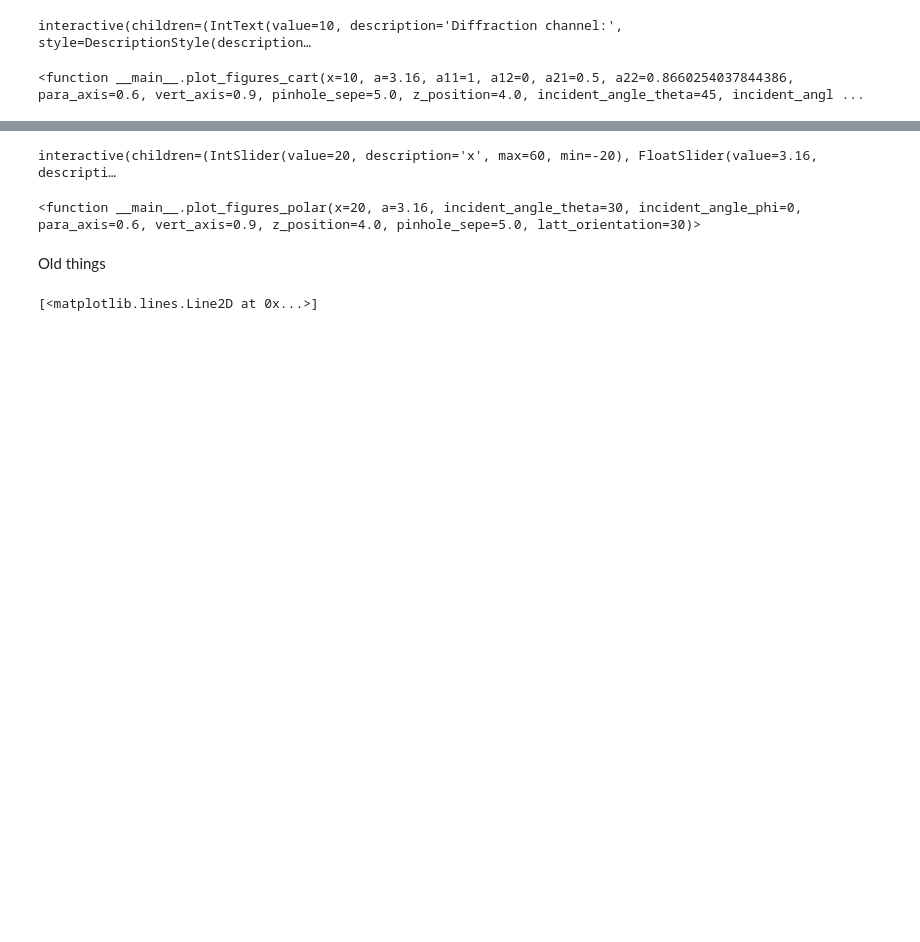
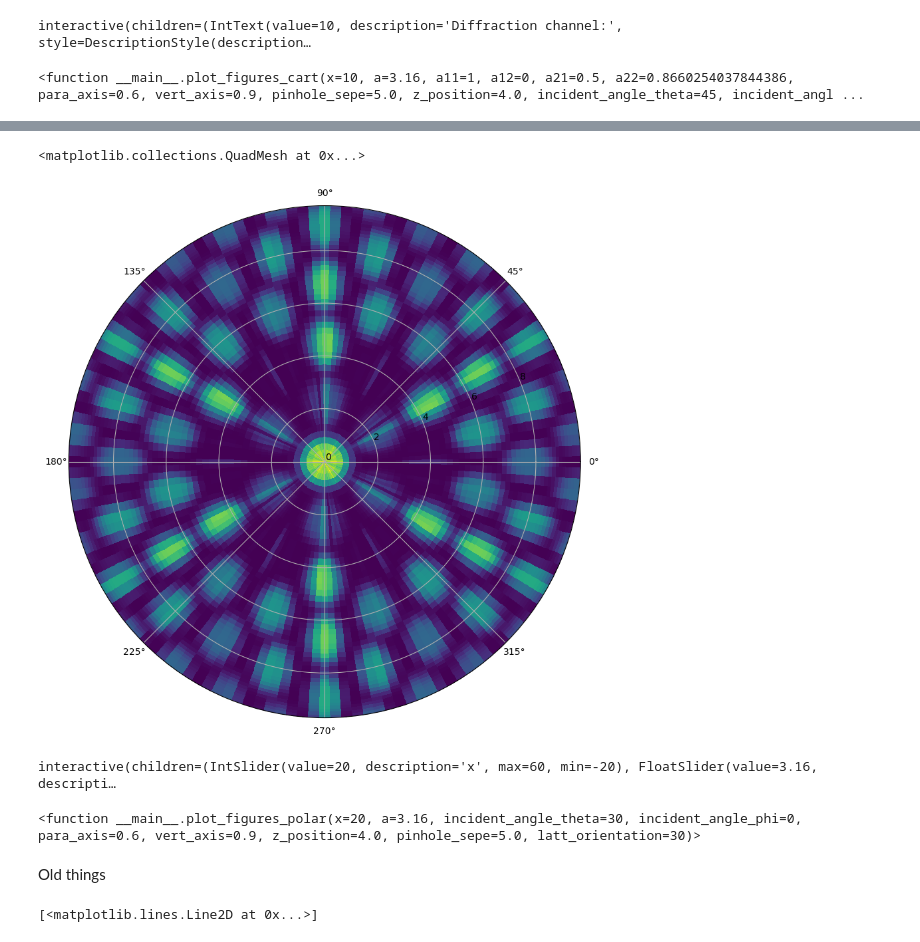
Before and after one commit to Okarl96/Scanning-Helium-Microscope-Diffraction-Measurement-Simulation-Cambridge, a Jupyter notebook: Unified_Helium_Diffraction_Simulation.ipynb, the cells around one changed output, grey strips where cells are left out. Saved outputs shown, nothing was run; the diff lists cells and outputs as text; code cells hidden in the pictures; blank space fills up the shorter version.

```diff
--- a/Unified_Helium_Diffraction_Simulation.ipynb
+++ b/Unified_Helium_Diffraction_Simulation.ipynb
@@ -515,0 +752,18 @@ interactive(children=(IntText(value=10, description='Diffraction channel:', styl
+# %%
+angle_ranges = np.arange(30,90,2.5)
+#alphas = []
+Is = []
+
+for i in range(len(angle_ranges)):
+
+        alpha,dks,I=plot_figures_cart_no_plot(
+        x = 10, a=3.24, a11 = 1, a12 = 0, a21 = 0.5, a22 = 3**.5/2, para_axis = 0.9, vert_axis = 0.6,  pinhole_sepe = 5.0, z_position = 4.0,
+        incident_angle_theta=45, incident_angle_phi=0,latt_orientation = angle_ranges[i],
+        peak_width=0.2,
+        use_reduce_in_signal_along_z = False, pattern_width = 10,
+        use_bg_diffuse_signal = False, diffuse_width = 1, diffuse_scale = 0.4,
+        use_multiscat = True, Multiscat_file_name = './MoS2_1T.mtl',angle_compensate = -30,reverse_latt_orientation_for_simulation=True,
+        line_plot = True,  z_range=[2.5,6],z_range_space=50,return_line_result = True)
+
+        #alphas.append(alpha)
+        Is.append(I)
@@ -516,3 +788,15 @@ interactive(children=(IntText(value=10, description='Diffraction channel:', styl
+# %%
+fig = plt.figure(figsize=(10,10))
+ax = fig.add_subplot(111,projection="polar")
+
+Is = np.array(Is).T
+Iss = np.concatenate((Is,Is,Is,Is,Is,Is),axis=1)
+angle_rangess = np.arange(30,390,2.5)/180*np.pi
+
+ax.pcolormesh(angle_rangess,-dks,Iss)
+# %% [output]
+<matplotlib.collections.QuadMesh at 0x...>
+[figure, added]
 # %%
 ipywidgets.interact(plot_figures_polar)
 # %% [output]
```
Also changed, not shown: parts of 4 cells of this notebook.
